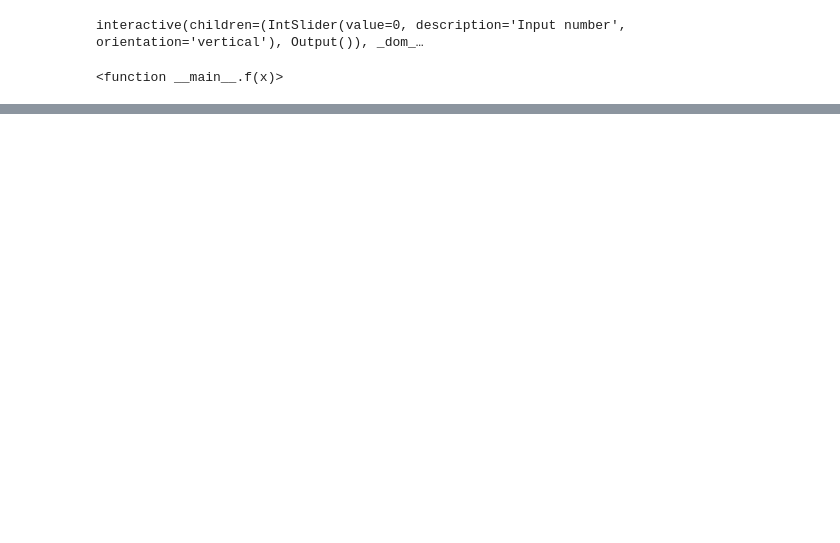
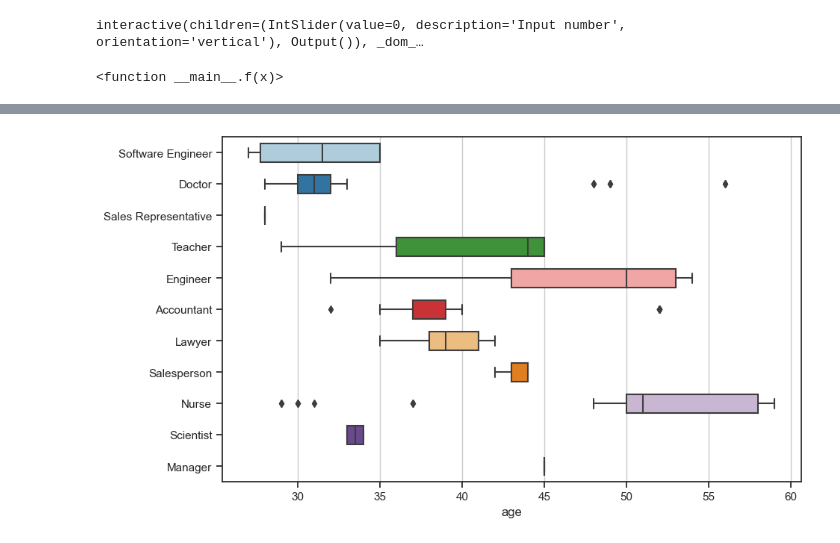
Before and after one commit to reederickson/Project_3, a Jupyter notebook: bryan.ipynb, the cells around one changed output, grey strips where cells are left out. Drawn from its saved outputs; the diff is of its cells as text; code cells hidden in the pictures; blank space fills up the shorter version.

Commit message:
graph ready for flask

```diff
--- a/bryan.ipynb
+++ b/bryan.ipynb
@@ -21,0 +34,10 @@ interactive(children=(IntSlider(value=0, description='Input number', orientation
+# %%
+engine = create_engine("sqlite:///Resources/database.sqlite")
+conn=engine.connect()
+
+# reflect an existing database into a new model
+base = automap_base()
+# reflect the tables
+# base.prepare(engine,reflect=True)
+
+base.prepare(autoload_with=engine)
@@ -21,0 +68,27 @@ interactive(children=(IntSlider(value=0, description='Input number', orientation
+# %%
+import matplotlib.pyplot as plt
+
+data = pd.read_sql(
+    f"SELECT * FROM person AS p \
+        INNER JOIN occupation AS o ON o.id = p.occupation_id \
+        INNER JOIN gender AS g ON p.gender_id = g.id",
+    conn
+    )
+
+sns.set_theme(style = "ticks")
+
+f, ax = plt.subplots(figsize = (10, 6))
+
+sns.boxplot(
+    data, x = "age", y = "occupation_name", width = 0.6, palette = "Paired",
+)
+
+# sns.stripplot(
+#     data, x = "age", y = "occupation_name"
+# )
+
+ax.xaxis.grid(True)
+ax.set(ylabel = "")
+plt.show()
+# %% [output]
+[figure, added]
```
Also changed, not shown: parts of 5 cells of this notebook, 1 other file.
